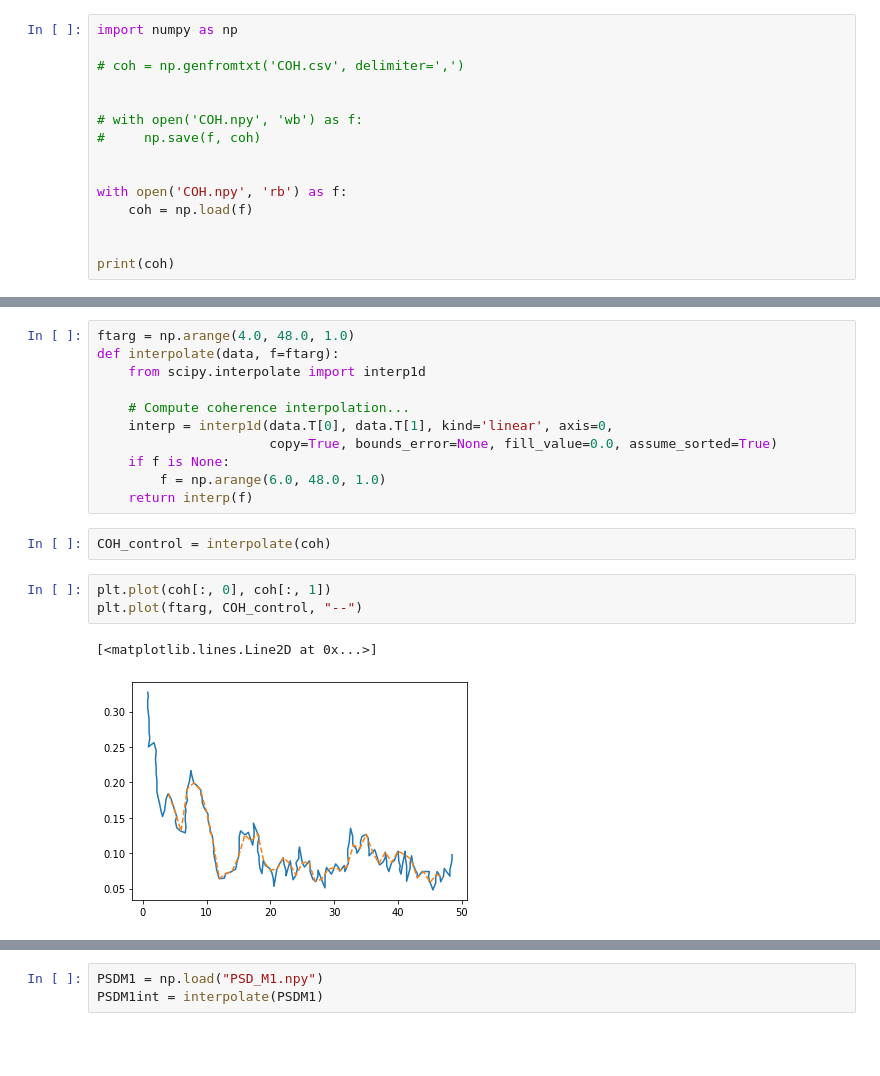
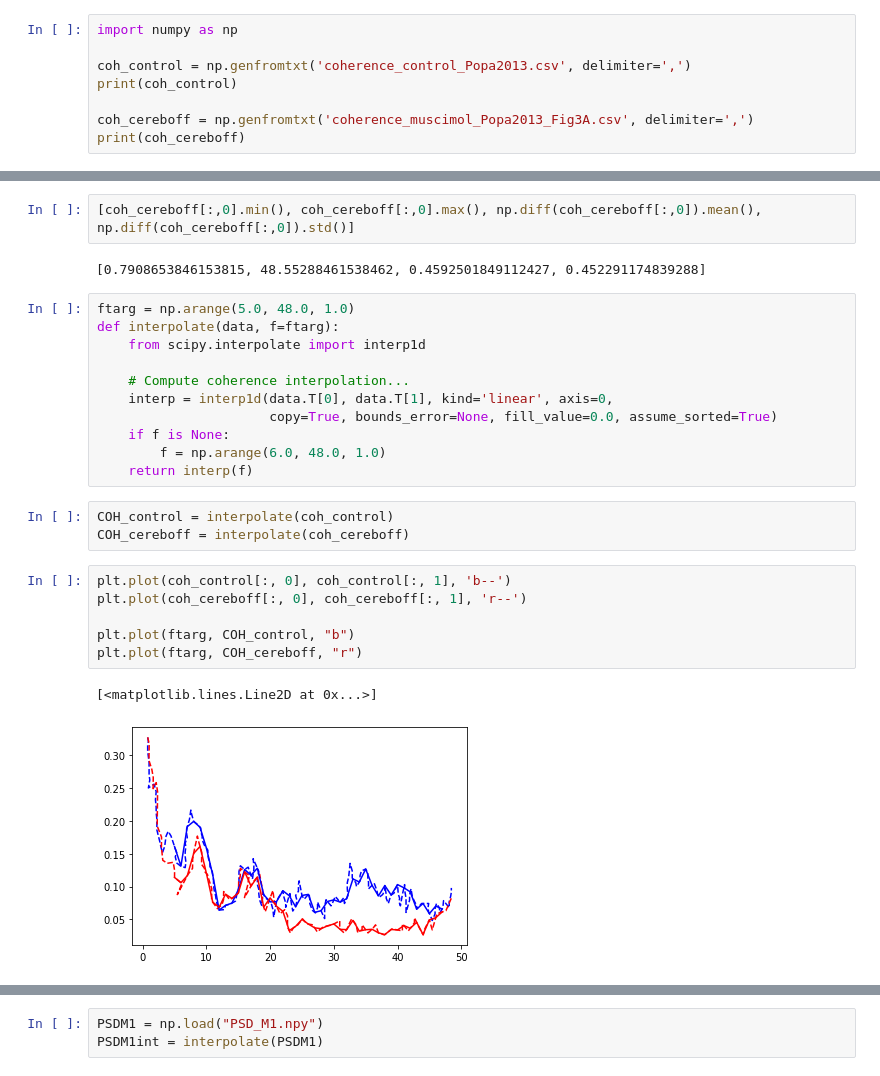
Before and after one commit to virtual-twin/tvb-multiscale-rising-net, a Jupyter notebook: rising_net/data/popa2013/COHpopa2013.ipynb, the cells around one changed output, grey strips where cells are left out. Drawn from its saved outputs; the diff is of its cells as text; blank space fills up the shorter version.

Commit message:
Updated Popa et al data and scripts for last coherence data

```diff
--- a/rising_net/data/popa2013/COHpopa2013.ipynb
+++ b/rising_net/data/popa2013/COHpopa2013.ipynb
@@ -1,18 +1,11 @@
 # %%
 import numpy as np
 
-# coh = np.genfromtxt('COH.csv', delimiter=',')
+coh_control = np.genfromtxt('coherence_control_Popa2013.csv', delimiter=',')
+print(coh_control)
 
-
-# with open('COH.npy', 'wb') as f:
-#     np.save(f, coh)
-
-
-with open('COH.npy', 'rb') as f:
-    coh = np.load(f)
-
-
-print(coh)
+coh_cereboff = np.genfromtxt('coherence_muscimol_Popa2013_Fig3A.csv', delimiter=',')
+print(coh_cereboff)
 # %% [output]
 [[7.77777778e-01 3.27338129e-01]
  [8.88888889e-01 3.21582734e-01]
@@ -49,8 +45,12 @@ plt.plot(coh[:, 0], coh[:, 1])
  48.44444444444444,
  0.2313915857605178,
  0.24353034531444961]
+# %%
+[coh_cereboff[:,0].min(), coh_cereboff[:,0].max(), np.diff(coh_cereboff[:,0]).mean(), np.diff(coh_cereboff[:,0]).std()]
+# %% [output]
+[0.7908653846153815, 48.55288461538462, 0.4592501849112427, 0.452291174839288]
 # %%
-ftarg = np.arange(4.0, 48.0, 1.0)
+ftarg = np.arange(5.0, 48.0, 1.0)
 def interpolate(data, f=ftarg):
     from scipy.interpolate import interp1d
 
@@ -61,10 +61,14 @@ def interpolate(data, f=ftarg):
         f = np.arange(6.0, 48.0, 1.0)
     return interp(f)
 # %%
-COH_control = interpolate(coh)
+COH_control = interpolate(coh_control)
+COH_cereboff = interpolate(coh_cereboff)
 # %%
-plt.plot(coh[:, 0], coh[:, 1])
-plt.plot(ftarg, COH_control, "--")
+plt.plot(coh_control[:, 0], coh_control[:, 1], 'b--')
+plt.plot(coh_cereboff[:, 0], coh_cereboff[:, 1], 'r--')
+
+plt.plot(ftarg, COH_control, "b")
+plt.plot(ftarg, COH_cereboff, "r")
 # %% [output]
 [<matplotlib.lines.Line2D at 0x...>]
-[figure, old version]
+[figure, new version]
```
Also changed, not shown: parts of 11 cells of this notebook, 2 other files.
